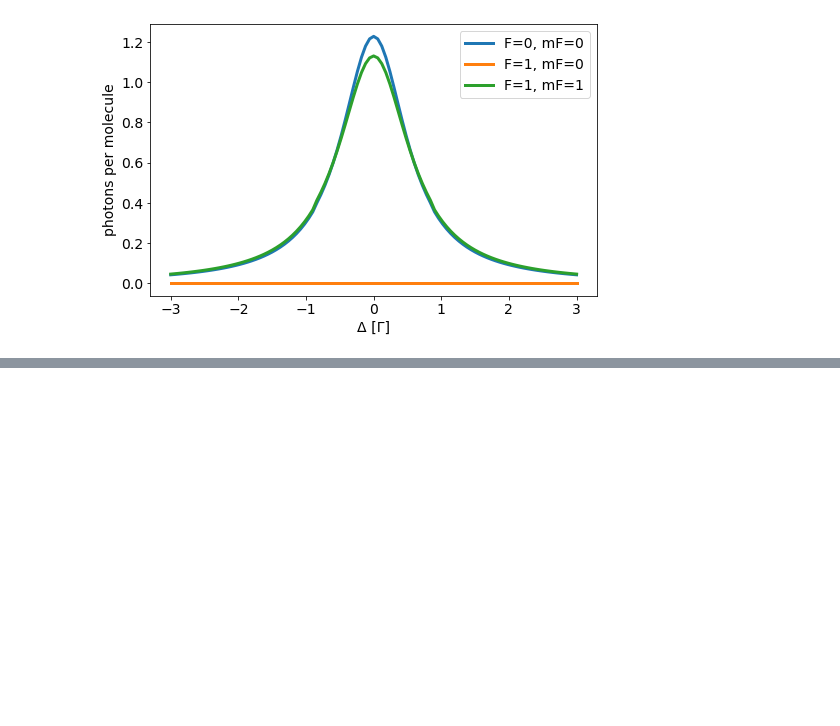
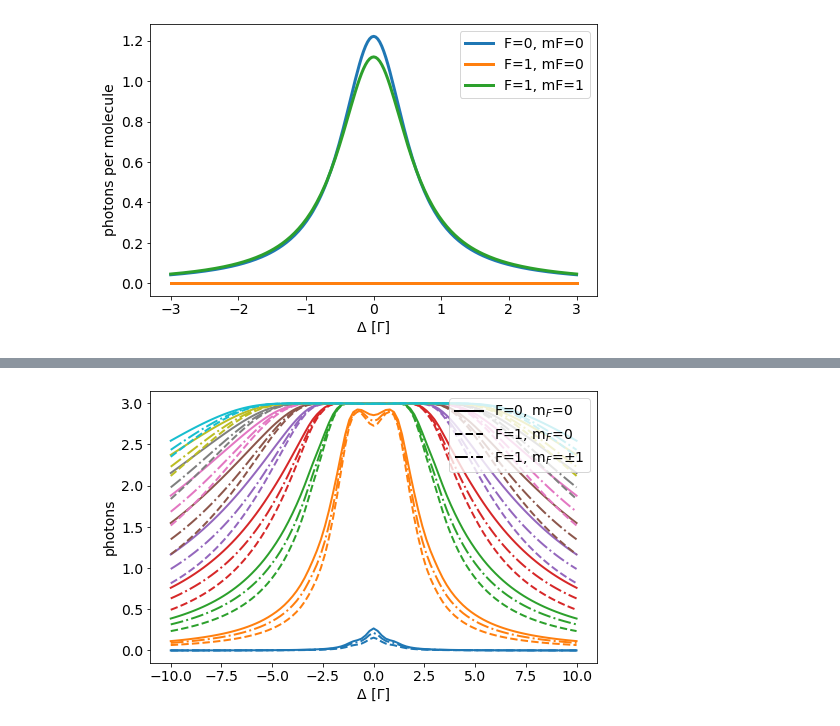
Before and after one commit to ograsdijk/optical-bloch, a Jupyter notebook: R0 F1=1_2 F=1.ipynb, the cells around one changed output, grey strips where cells are left out. Saved outputs shown, nothing was run; the diff lists cells and outputs as text; code cells hidden in the pictures; blank space fills up the shorter version.

```diff
--- a/R0 F1=1_2 F=1.ipynb
+++ b/R0 F1=1_2 F=1.ipynb
@@ -673,5 +659,6 @@ set_fontsize(ax, 14)
 ## Parameter scan for $\Omega = 0.06\Gamma$
 No polarization switching
 # %%
-Main.Deltas = np.linspace(-3,3,101)*Γ
+Main.Deltas = np.linspace(-3,3,201)*Γ
 Main.params = Main.Deltas
+Main.eval("@everywhere params = $params")
@@ -748,0 +716,4 @@ set_fontsize(ax, 14)
+# %%
+Main.Deltas = np.linspace(-10,10,101)*Γ
+Main.params = Main.Deltas
+Main.eval("@everywhere params = $params")
@@ -748,0 +763,25 @@ set_fontsize(ax, 14)
+# %%
+from matplotlib.patches import Patch
+from matplotlib.lines import Line2D
+
+colors = prop_cycle.by_key()['color']
+linestyles = ['-', '--', '-.']
+fig, ax = plt.subplots(figsize = (8,5))
+
+for idx, Ωi in enumerate(list(results.keys())[1::10]):
+    x = np.linspace(-10,10,101)
+    for ls, (name, y) in zip(linestyles,results[Ωi].items()):
+        ax.plot(x, y*Γ, ls = ls, lw = 2, color = colors[idx], label = name)
+
+
+
+legend_elements = [Line2D([0], [0], ls = '-', color='k', lw=2, label=r'F=0, m$_F$=0'),
+                   Line2D([0], [0], ls = '--', color='k', lw=2, label=r'F=1, m$_F$=0'),
+                   Line2D([0], [0], ls = '-.', color='k', lw=2, label=r'F=1, m$_F$=$\pm$1')]
+
+ax.legend(handles=legend_elements, fontsize = 14, loc = 1, framealpha=0.8)
+ax.set_ylabel('photons')
+ax.set_xlabel('Δ [Γ]')
+set_fontsize(ax, 14)
+# %% [output]
+[figure, added]
```
Also changed, not shown: parts of 29 cells of this notebook, 1 other file.
